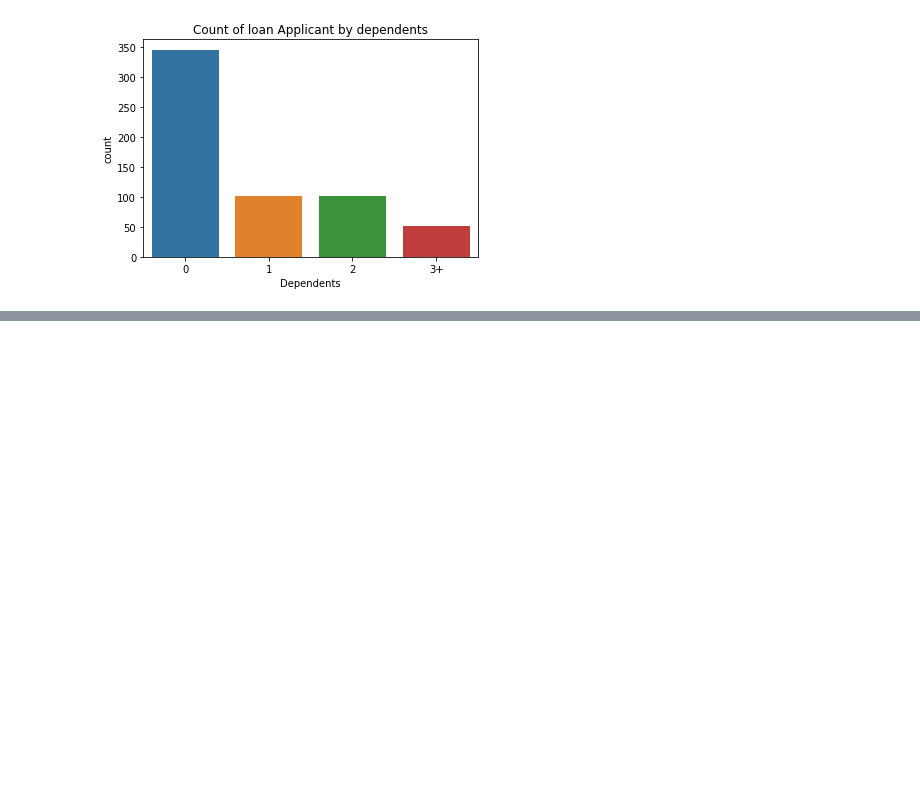
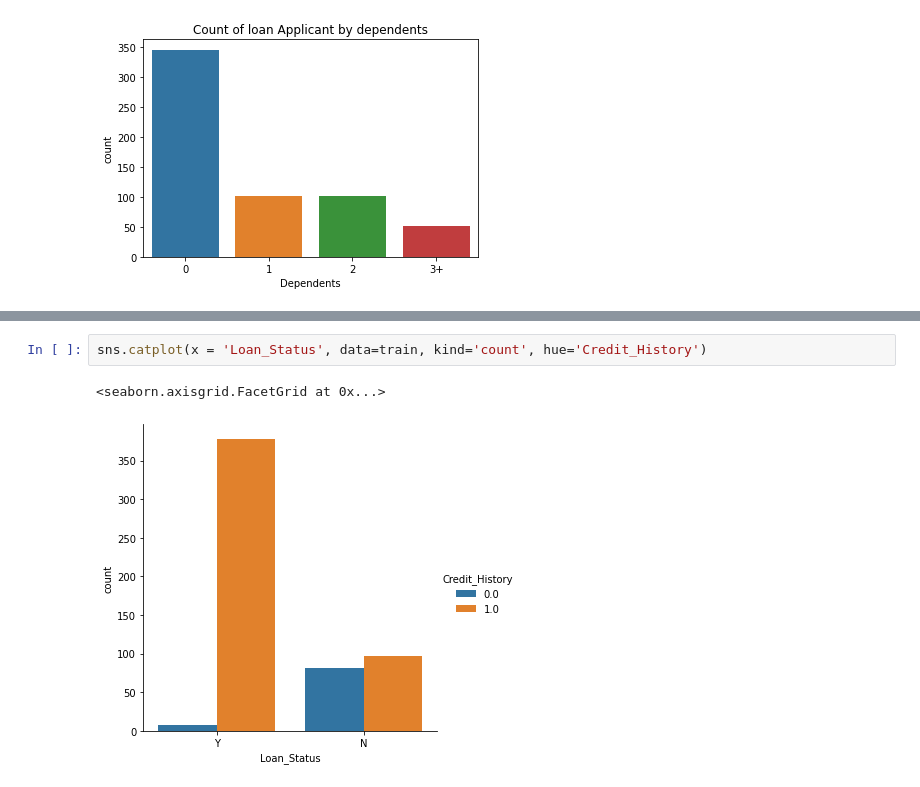
Before and after one commit to arnoldkiirya1/Business_Intelligence, a Jupyter notebook: Loan_Analysis_for_Standard_Bank.ipynb, the cells around one changed output, grey strips where cells are left out. Cells and saved outputs as stored; diff of their text form; blank space fills up the shorter version.

```diff
--- a/Loan_Analysis_for_Standard_Bank.ipynb
+++ b/Loan_Analysis_for_Standard_Bank.ipynb
@@ -272,0 +310,5 @@ Text(0.5, 1.0, 'Count of loan Applicant by dependents')
+# %%
+sns.catplot(x = 'Loan_Status', data=train, kind='count', hue='Credit_History')
+# %% [output]
+<seaborn.axisgrid.FacetGrid at 0x...>
+[figure, added]
```
Also changed, not shown: parts of 29 cells of this notebook.
